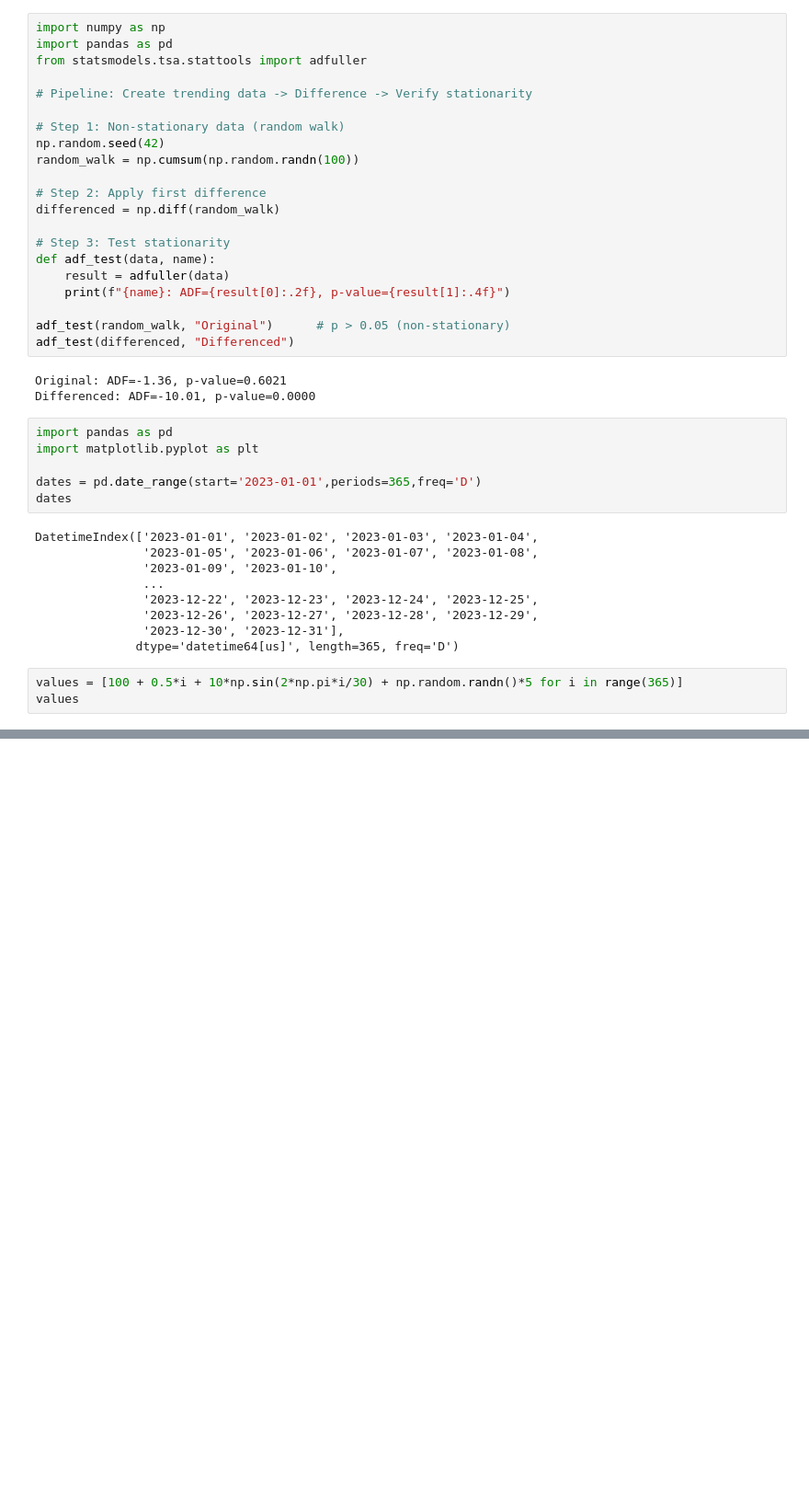
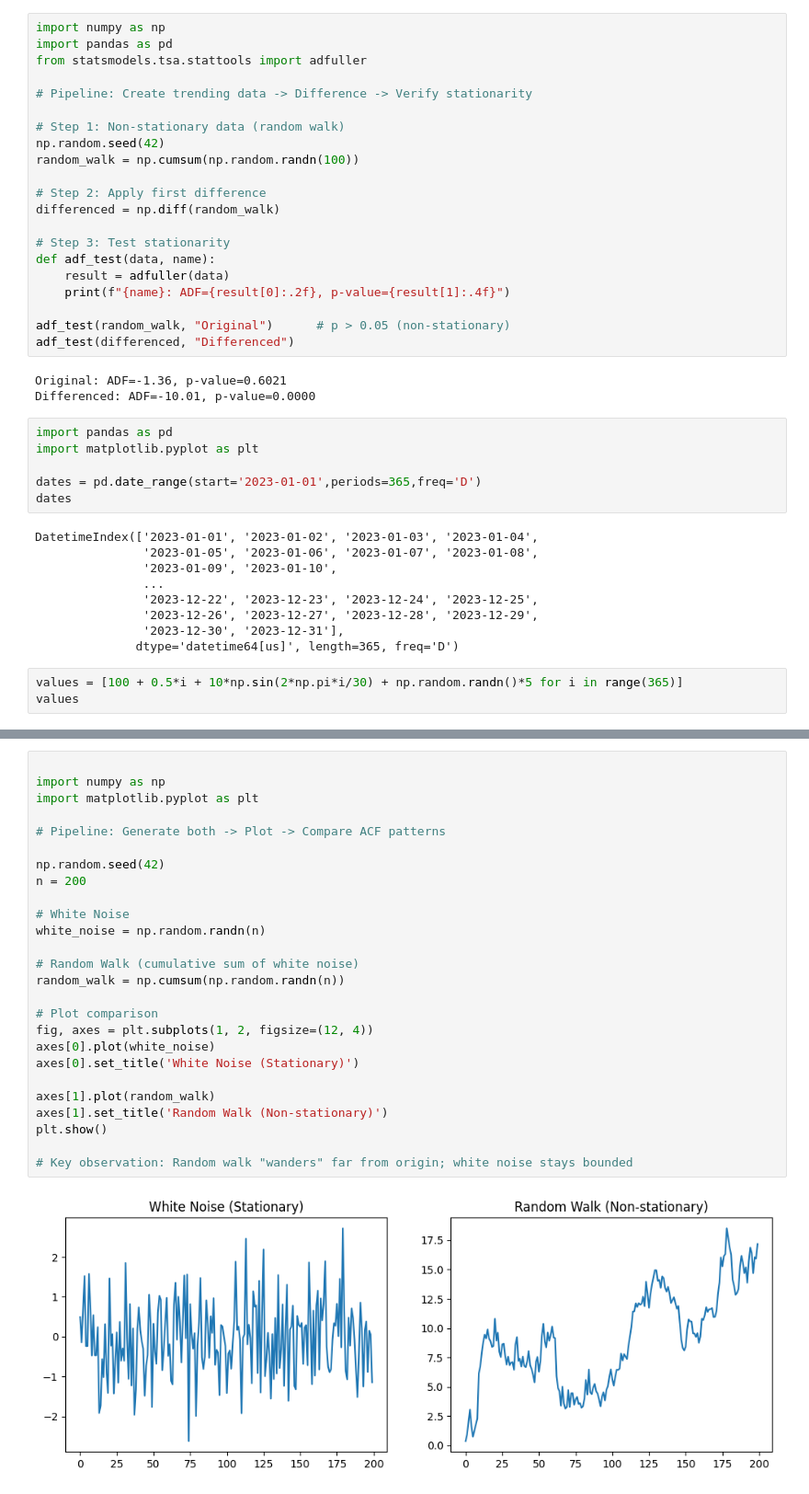
Before and after one commit to daemonX10/Notes, a Jupyter notebook: 01_foundations_mathematics/02_time_series/code.ipynb, the cells around one changed output, grey strips where cells are left out. Shown at 92% size. Saved outputs shown, nothing was run; the diff lists cells and outputs as text; blank space fills up the shorter version.

```diff
--- a/01_foundations_mathematics/02_time_series/code.ipynb
+++ b/01_foundations_mathematics/02_time_series/code.ipynb
@@ -298,0 +341,28 @@ values
+# %%
+
+import numpy as np
+import matplotlib.pyplot as plt
+
+# Pipeline: Generate both -> Plot -> Compare ACF patterns
+
+np.random.seed(42)
+n = 200
+
+# White Noise
+white_noise = np.random.randn(n)
+
+# Random Walk (cumulative sum of white noise)
+random_walk = np.cumsum(np.random.randn(n))
+
+# Plot comparison
+fig, axes = plt.subplots(1, 2, figsize=(12, 4))
+axes[0].plot(white_noise)
+axes[0].set_title('White Noise (Stationary)')
+
+axes[1].plot(random_walk)
+axes[1].set_title('Random Walk (Non-stationary)')
+plt.show()
+
+# Key observation: Random walk "wanders" far from origin; white noise stays bounded
+# %% [output]
+[figure, added]
```
Also changed, not shown: parts of 4 cells of this notebook, 1 other file.
